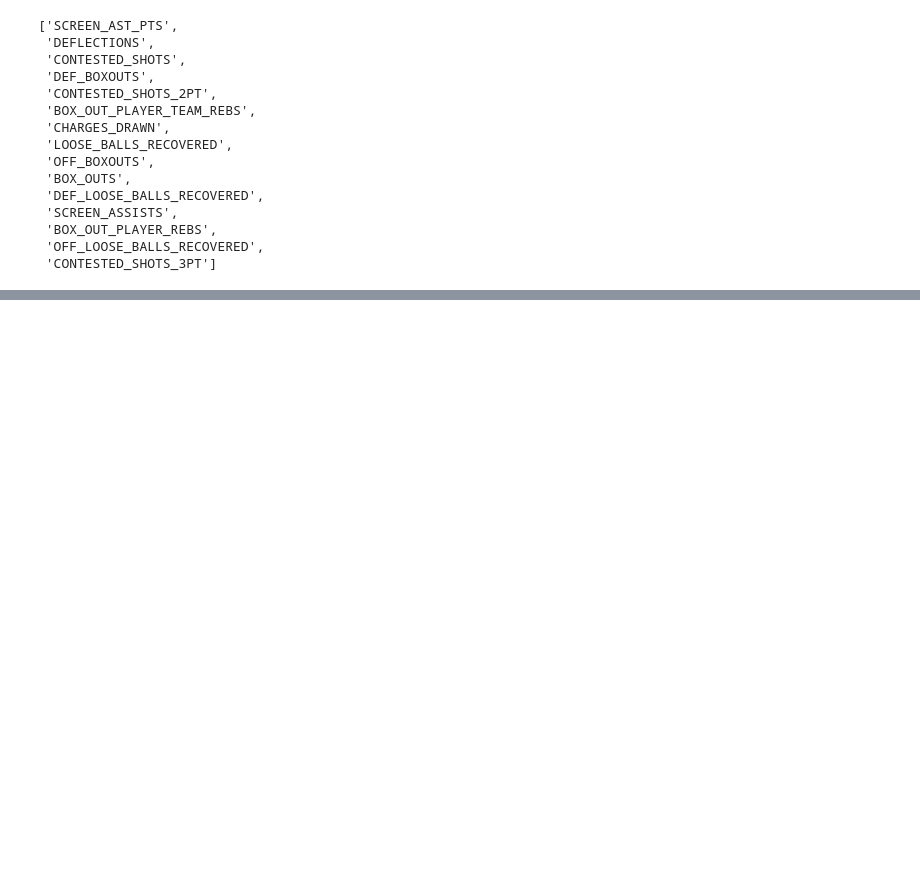
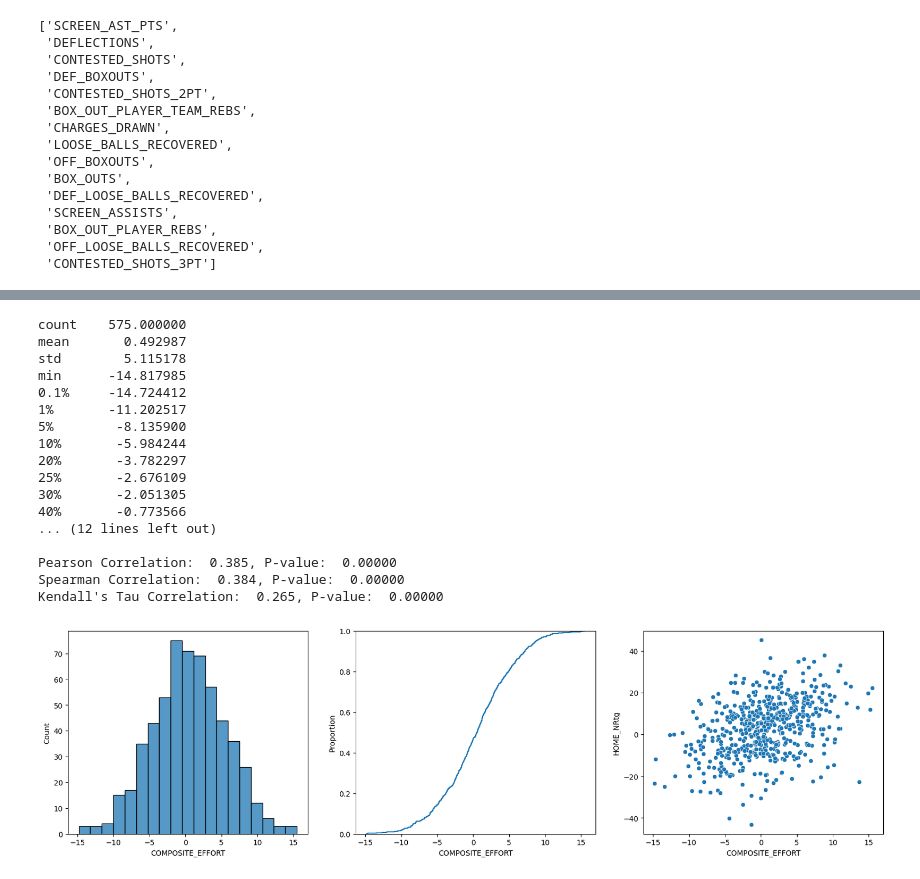
Before and after one commit to samluxenberg1/nba_hustle_sdg, a Jupyter notebook: notebooks/Net_Rating_Models.ipynb, the cells around one changed output, grey strips where cells are left out. Cells and saved outputs as stored; diff of their text form; code cells hidden in the pictures; blank space fills up the shorter version.

```diff
--- a/notebooks/Net_Rating_Models.ipynb
+++ b/notebooks/Net_Rating_Models.ipynb
@@ -229,0 +255,21 @@ display(df_trans[['COMPOSITE_EFFORT_net1','HOME_NRtg']].corr(method='kendall'))
+# %%
+X = estimate_composite_effort(X=df_trans[hustle_diff_features], y=df_trans['HOME_NRtg'], reg=reg2)
+# %% [output]
+count    575.000000
+mean       0.492987
+std        5.115178
+min      -14.817985
+0.1%     -14.724412
+1%       -11.202517
+5%        -8.135900
+10%       -5.984244
+20%       -3.782297
+25%       -2.676109
+30%       -2.051305
+40%       -0.773566
+... (12 lines left out)
+
+Pearson Correlation:  0.385, P-value:  0.00000
+Spearman Correlation:  0.384, P-value:  0.00000
+Kendall's Tau Correlation:  0.265, P-value:  0.00000
+[figure, added]
```
Also changed, not shown: parts of 24 cells of this notebook, 5 other files.
